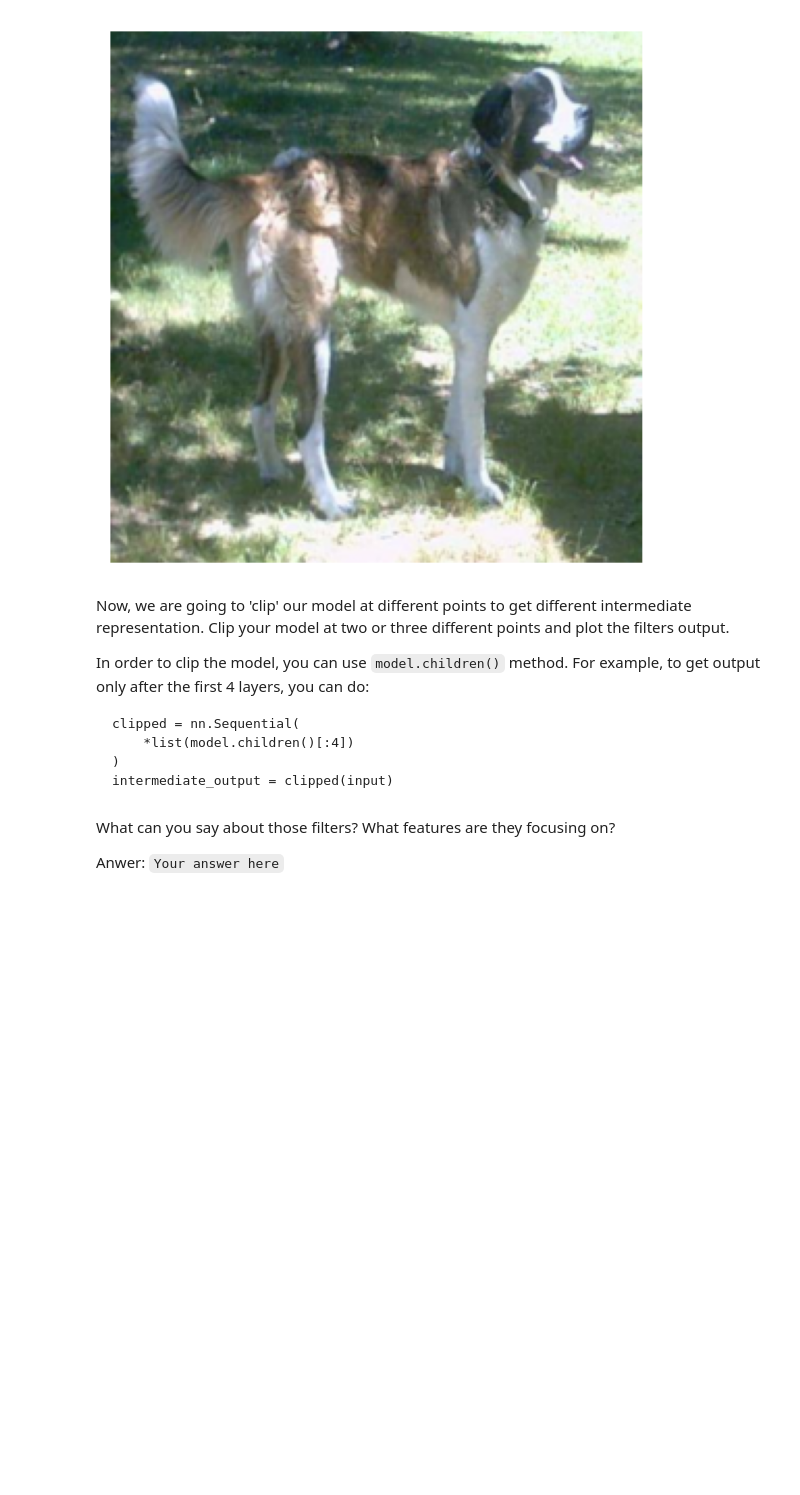
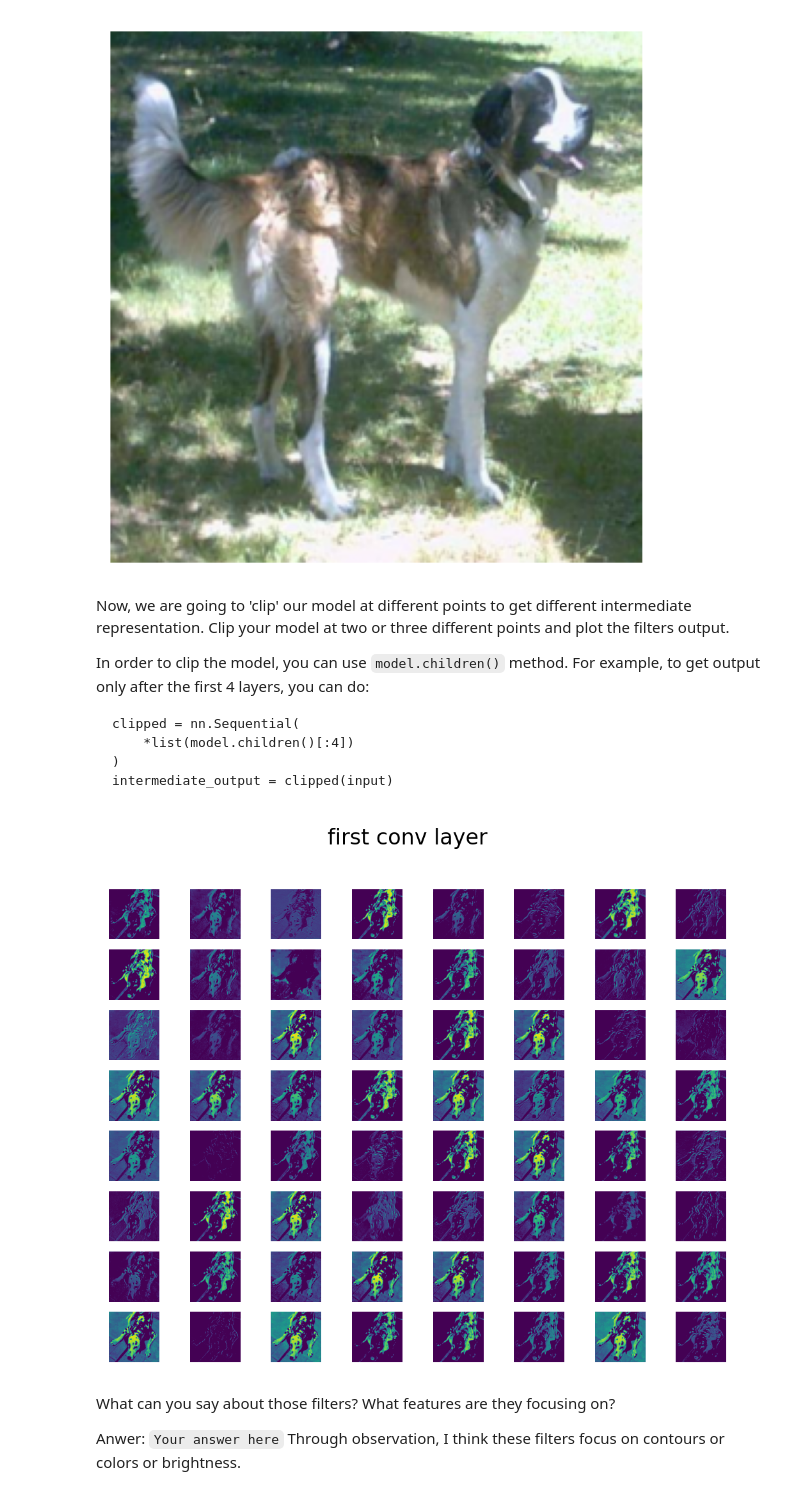
Before and after one commit to RicercarG/Deep-Learning, a Jupyter notebook: Week4/Homework2/hw2_cnn.ipynb, the cells around one changed output. Cells and saved outputs as stored; diff of their text form; code cells hidden in the pictures; blank space fills up the shorter version.

```diff
--- a/Week4/Homework2/hw2_cnn.ipynb
+++ b/Week4/Homework2/hw2_cnn.ipynb
@@ -360,7 +368,17 @@ def plot_intermediate_output(result, title):
 # TODO:
 # pick a few intermediate representations from your network and plot them using
 # the provided function.
+# %%
+clipped = list(model.children())[1]
+for batch in test_dataloader:
+  data, target = batch
+  intermediate_output = clipped(data)
+  plot_intermediate_output(result=intermediate_output, title='first conv layer')
+  break
+# %% [output]
+[figure, added]
 # %% [markdown]
 What can you say about those filters? What features are they focusing on?
 
 Anwer: `Your answer here`
+Through observation, I think these filters focus on contours or colors or brightness.
```
Also changed, not shown: parts of 6 cells of this notebook, 2 other files.
